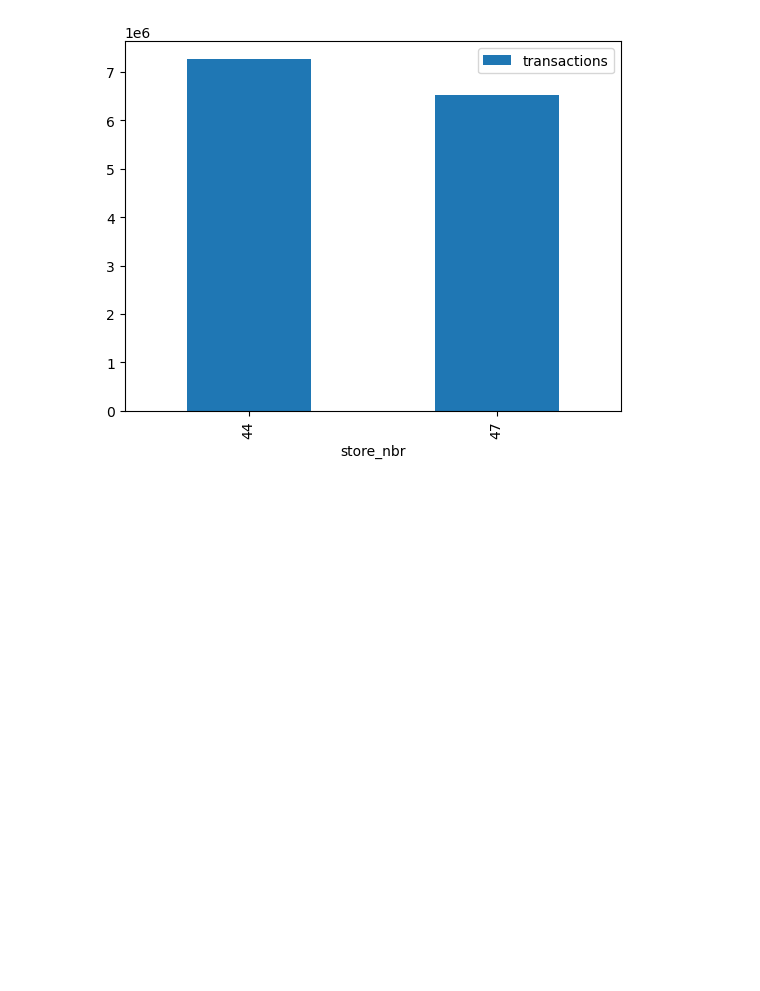
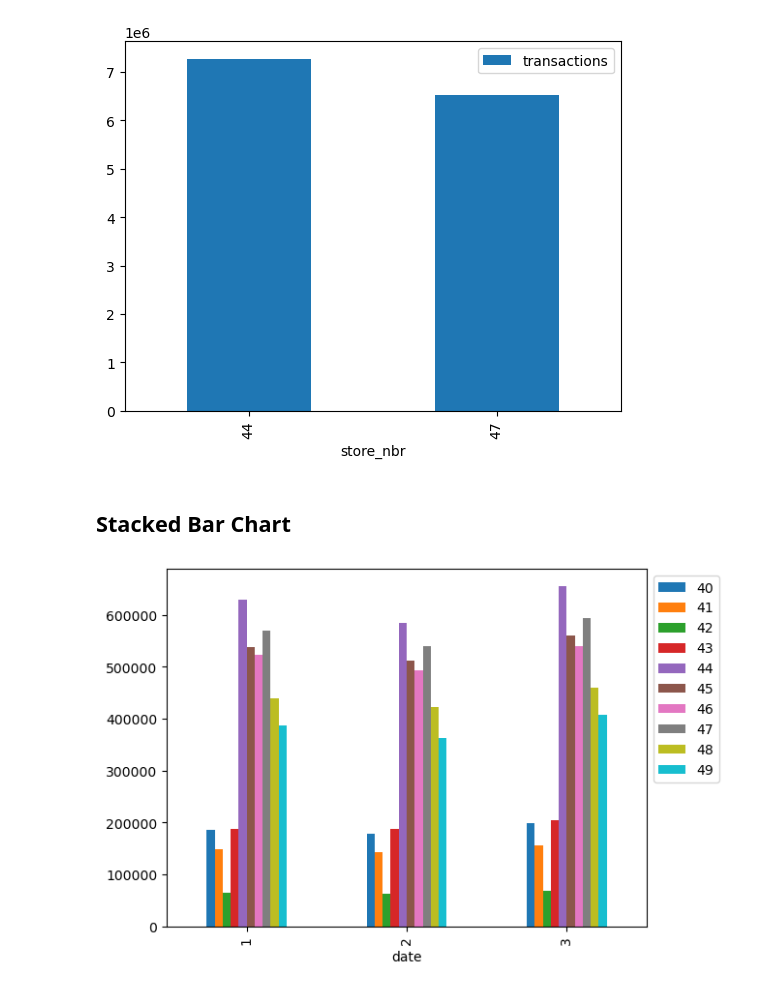
Before and after one commit to Aparecido-Junior/Python_Notebook, a Jupyter notebook: 3_Pandas_Numpy_Maven/05_basic_viz.ipynb, the cells around one changed output. Cells and saved outputs as stored; diff of their text form; code cells hidden in the pictures; blank space fills up the shorter version.

```diff
--- a/3_Pandas_Numpy_Maven/05_basic_viz.ipynb
+++ b/3_Pandas_Numpy_Maven/05_basic_viz.ipynb
@@ -203,3 +203,15 @@ df.groupby(["store_nbr"]).agg({"transactions": "sum"}).head()
 );
 # %% [output]
 [figure]
+# %% [markdown]
+## Stacked Bar Chart
+# %%
+(df
+ .query("date.dt.month in [1, 2, 3] and store_nbr >= 40 and store_nbr <= 49")
+ .pivot_table(index=df["date"].dt.month,
+              columns= df["store_nbr"],
+              values= "transactions",
+              aggfunc="sum")
+).plot.bar().legend(bbox_to_anchor=(1, 1));
+# %% [output]
+[figure, added]
```
Also changed, not shown: parts of 8 cells of this notebook.
